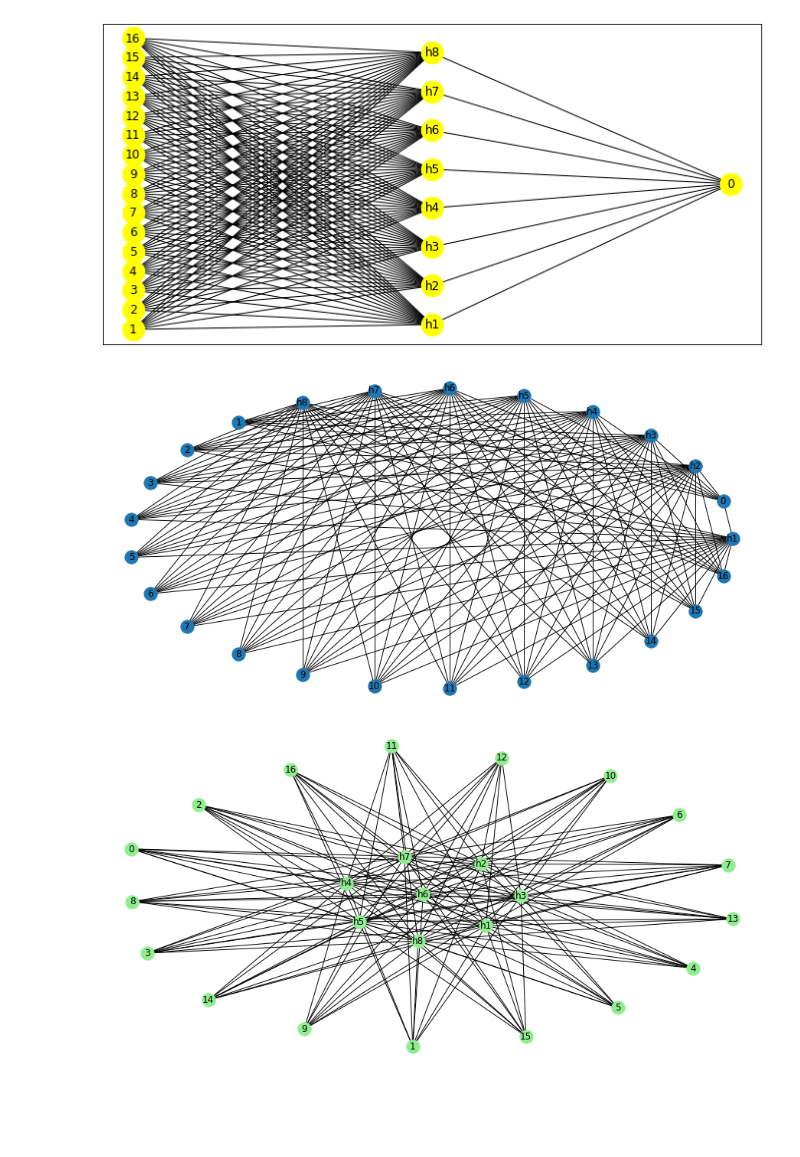
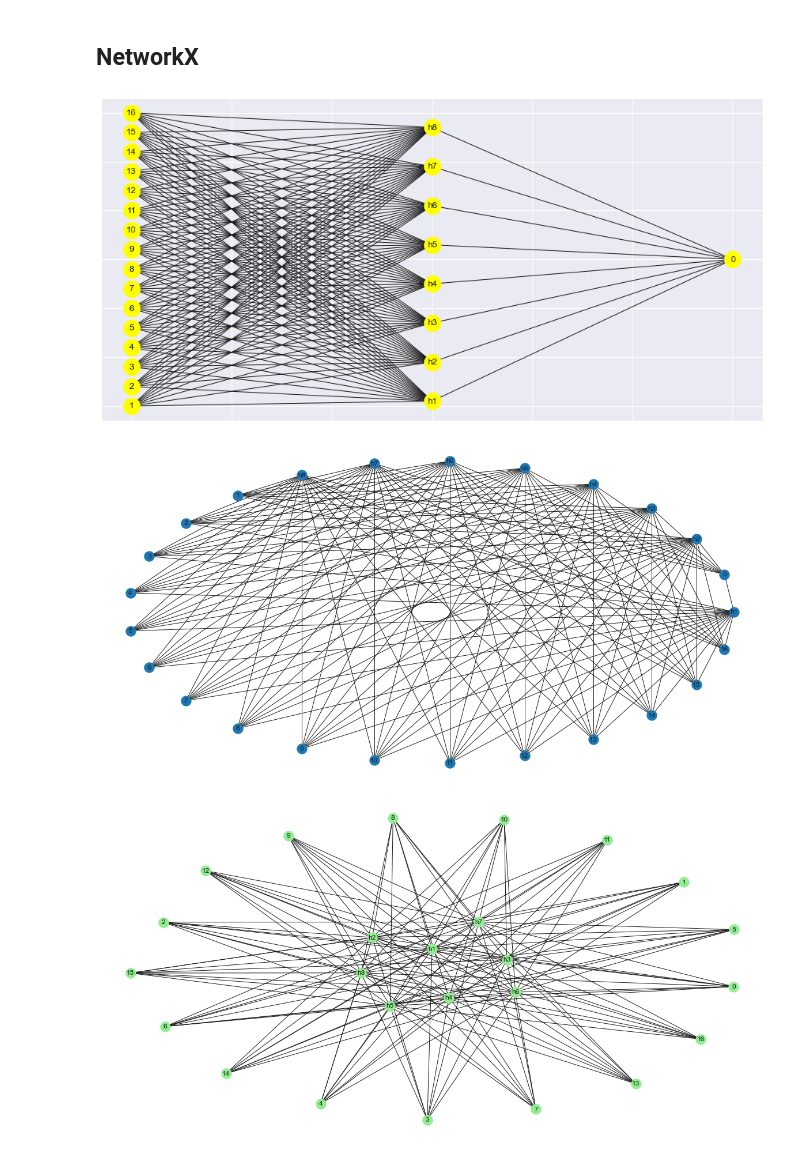
Before and after one commit to ar1st0crat/PythonCourse, a Jupyter notebook: lecture notebooks/lec13 - Visualization.ipynb, the cells around one changed output. Drawn from its saved outputs; the diff is of its cells as text; code cells hidden in the pictures; blank space fills up the shorter version.

```diff
--- a/lecture notebooks/lec13 - Visualization.ipynb
+++ b/lecture notebooks/lec13 - Visualization.ipynb
@@ -0,0 +14,5 @@
+# %%
+import matplotlib.pyplot as plt
+%matplotlib inline
+
+plt.rcParams["figure.figsize"] = (16,8)
@@ -0,0 +73,4 @@
+# %%
+import seaborn as sns
+
+sns.set_theme(style="darkgrid")
@@ -1,34 +270,30 @@
+# %% [markdown]
+## NetworkX
 # %%
 import networkx as nx
-import matplotlib.pyplot as plt
-%matplotlib inline
-
-
-plt.rcParams["figure.figsize"] = (12,6)
-
 
 g = nx.Graph()
 
 g.add_edges_from([('h' + str(i+1), '0') for i in range(8)])
 g.add_edges_from([('h' + str(j+1), str(i+1)) for i in range(16) for j in range(8)])
 
 pos = {str(i+1): [0.0, i*4] for i in range(16)}
 pos.update({'h' + str(i+1): [0.3, i*8 + 1] for i in range(8)})
 pos['0'] = [0.6, 30]
 
 nx.draw_networkx_nodes(g, pos, node_size=500, node_color='yellow')
 nx.draw_networkx_edges(g, pos)
 nx.draw_networkx_labels(g, pos)
 
 plt.show()
 # %% [output]
-[figure, old version]
+[figure, new version]
 # %%
 # drawing in circular layout
 nx.draw_circular(g, with_labels=True)
 # %% [output]
-[figure, old version]
+[figure, new version]
 # %%
 nx.draw_spring(g, node_color='lightgreen', with_labels=True)
 # %% [output]
-[figure, old version]
+[figure, new version]
```
Also changed, not shown: parts of 19 cells of this notebook.
